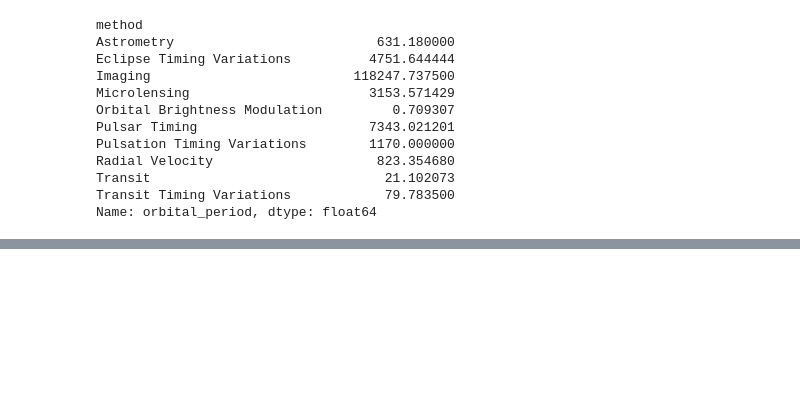
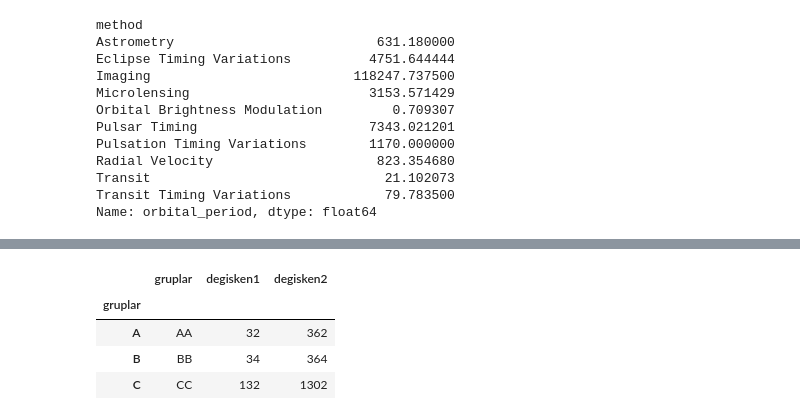
Before and after one commit to bevirgen/Data-Science---Artificial-Intelligence, a Jupyter notebook: 1. Python/2. Dr. M. Vahit Keskin/3. Pandas Basics/pandas_basics.ipynb, the cells around one changed output, grey strips where cells are left out. Saved outputs shown, nothing was run; the diff lists cells and outputs as text; code cells hidden in the pictures; blank space fills up the shorter version.

```diff
--- a/1. Python/2. Dr. M. Vahit Keskin/3. Pandas Basics/pandas_basics.ipynb
+++ b/1. Python/2. Dr. M. Vahit Keskin/3. Pandas Basics/pandas_basics.ipynb
@@ -978,0 +1035,8 @@ df.groupby('method')['orbital_period'].describe().T
+# %%
+df.groupby('gruplar').apply(np.sum)
+# %% [output]
+|  | gruplar | degisken1 | degisken2 |
+| gruplar |  |  |  |
+| A | AA | 32 | 362 |
+| B | BB | 34 | 364 |
+| C | CC | 132 | 1302 |
```
Also changed, not shown: parts of 38 cells of this notebook.
